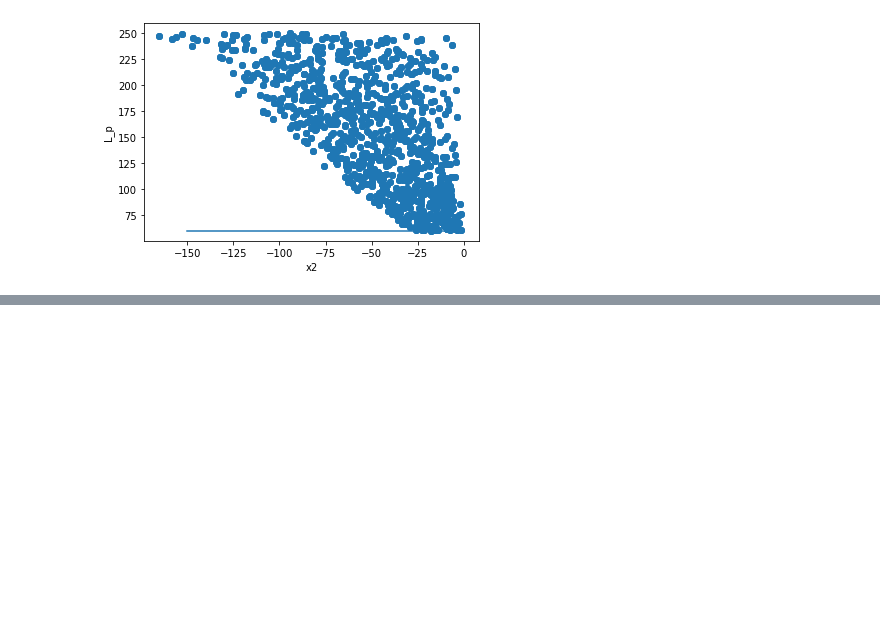
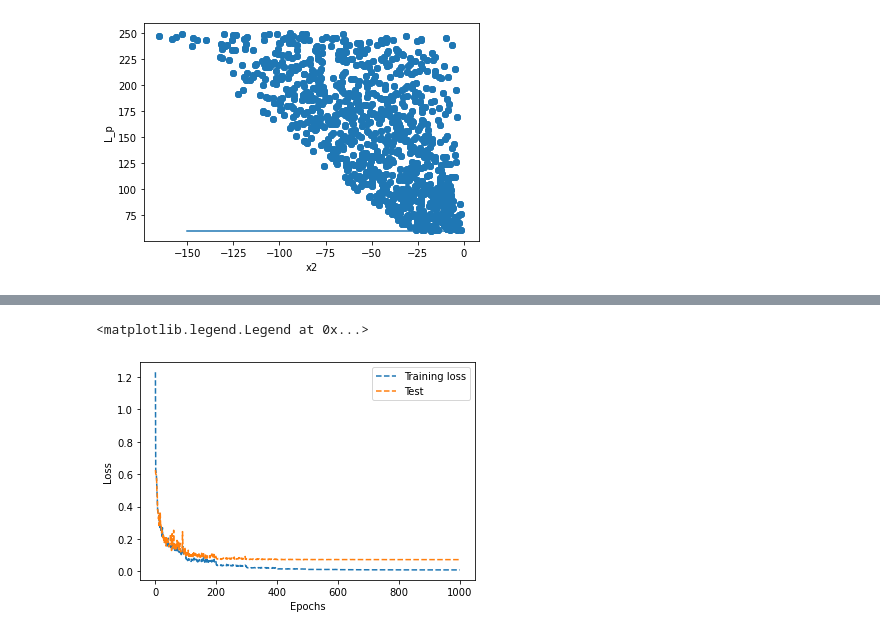
Before and after one commit to zongyi-li/Geo-FNO-catheter, a Jupyter notebook: data_train.ipynb, the cells around one changed output, grey strips where cells are left out. Saved outputs shown, nothing was run; the diff lists cells and outputs as text; code cells hidden in the pictures; blank space fills up the shorter version.

```diff
--- a/data_train.ipynb
+++ b/data_train.ipynb
@@ -33,6 +33,19 @@ inputY_raw = np.load(INPUT_Y)[:,0:n_data]
 inputPara_raw = np.load(INPUT_para)[:,0:n_data]
 output_raw = np.load(OUTPUT)[:,0:n_data]
 
+
+
+PATH = "/groups/esm/dzhuang/Catheter/allparam/length/test/"
+INPUT_X = PATH+"x_1d_structured_mesh.npy"
+INPUT_Y = PATH+"y_1d_structured_mesh.npy"
+INPUT_para = PATH+"data_info.npy"
+OUTPUT = PATH+"density_1d_data.npy"
+n_data = 300
+inputX_test_raw = np.load(INPUT_X)[:,0:n_data]
+inputY_test_raw = np.load(INPUT_Y)[:,0:n_data]
+inputPara_test_raw = np.load(INPUT_para)[:,0:n_data]
+output_test_raw = np.load(OUTPUT)[:,0:n_data]
+
 N_s, L_x = 2001, 500
 # %%
 # Combine data
@@ -320,0 +213,10 @@ output shape: n_data, n_p, n_features =  torch.Size([1000, 2001])
+# %%
+plt.figure()
+plt.plot(loss_data[0, :], loss_data[1, :], "--", label="Training loss")
+plt.plot(loss_data[0, :], loss_data[2, :], "--", label="Test")
+plt.xlabel("Epochs")
+plt.ylabel("Loss")
+plt.legend()
+# %% [output]
+<matplotlib.legend.Legend at 0x...>
+[figure, added]
```
Also changed, not shown: parts of 3 cells of this notebook, 3 other files.
